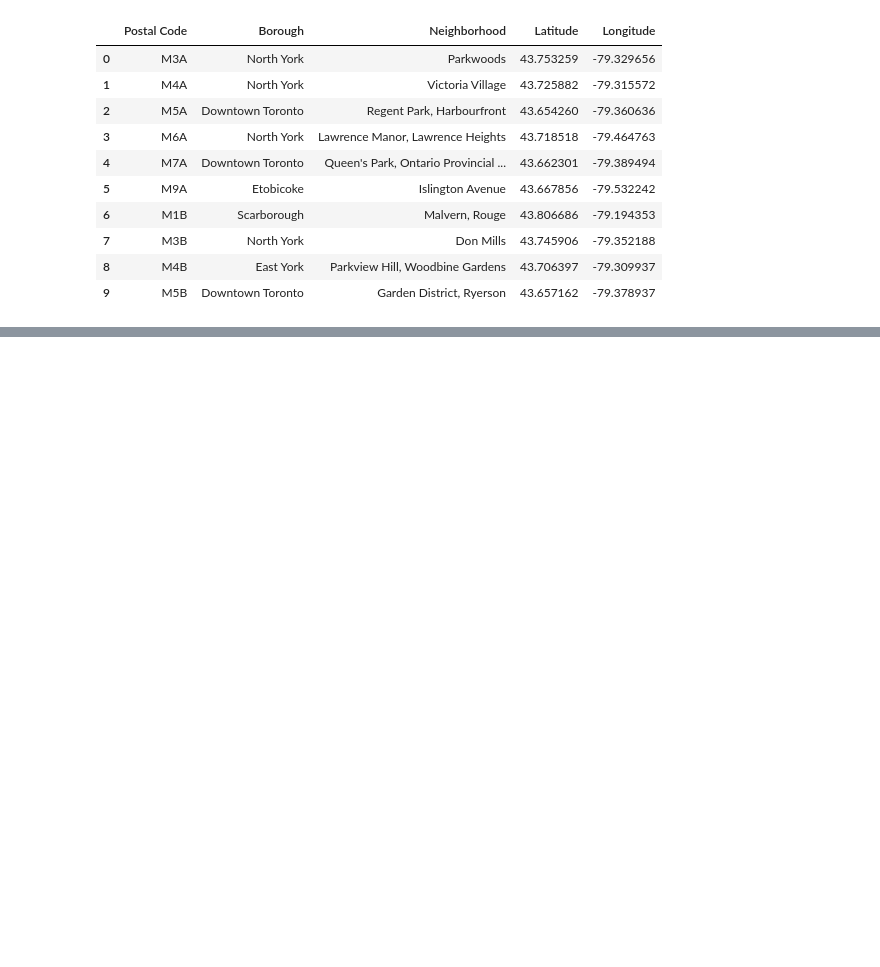
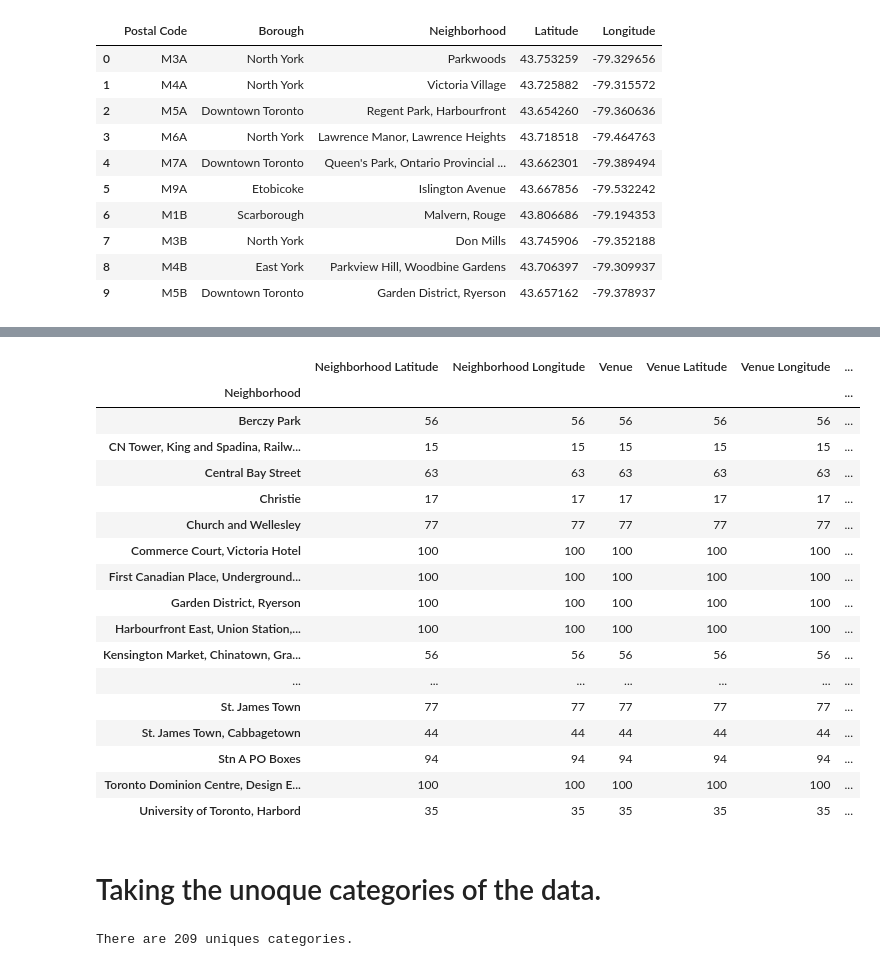
Before and after one commit to anunag86/Coursera_Capstone-1, a Jupyter notebook: Capstone Project 1.ipynb, the cells around one changed output, grey strips where cells are left out. Saved outputs shown, nothing was run; the diff lists cells and outputs as text; code cells hidden in the pictures; blank space fills up the shorter version.

```diff
--- a/Capstone Project 1.ipynb
+++ b/Capstone Project 1.ipynb
@@ -56,0 +282,12 @@ dataFrame.head(10)
+# %%
+
+def get_category_type(row):
+    try:
+        categories_list = row['categories']
+    except:
+        categories_list = row['venue.categories']
+
+    if len(categories_list) == 0:
+        return None
+    else:
+        return categories_list[0]['name']
@@ -56,0 +400,27 @@ dataFrame.head(10)
+# %%
+Toronto_venues.groupby('Neighborhood').count()
+# %% [output]
+|  | Neighborhood Latitude | Neighborhood Longitude | Venue | Venue Latitude | Venue Longitude | ... |
+| Neighborhood |  |  |  |  |  | ... |
+| Berczy Park | 56 | 56 | 56 | 56 | 56 | ... |
+| CN Tower, King and Spadina, Railw... | 15 | 15 | 15 | 15 | 15 | ... |
+| Central Bay Street | 63 | 63 | 63 | 63 | 63 | ... |
+| Christie | 17 | 17 | 17 | 17 | 17 | ... |
+| Church and Wellesley | 77 | 77 | 77 | 77 | 77 | ... |
+| Commerce Court, Victoria Hotel | 100 | 100 | 100 | 100 | 100 | ... |
+| First Canadian Place, Underground... | 100 | 100 | 100 | 100 | 100 | ... |
+| Garden District, Ryerson | 100 | 100 | 100 | 100 | 100 | ... |
+| Harbourfront East, Union Station,... | 100 | 100 | 100 | 100 | 100 | ... |
+| Kensington Market, Chinatown, Gra... | 56 | 56 | 56 | 56 | 56 | ... |
+| ... | ... | ... | ... | ... | ... | ... |
+| St. James Town | 77 | 77 | 77 | 77 | 77 | ... |
+| St. James Town, Cabbagetown | 44 | 44 | 44 | 44 | 44 | ... |
+| Stn A PO Boxes | 94 | 94 | 94 | 94 | 94 | ... |
+| Toronto Dominion Centre, Design E... | 100 | 100 | 100 | 100 | 100 | ... |
+| University of Toronto, Harbord | 35 | 35 | 35 | 35 | 35 | ... |
+# %% [markdown]
+# Taking the unoque categories of the data.
+# %%
+print('There are {} uniques categories.'.format(len(Toronto_venues['Venue Category'].unique())))
+# %% [output]
+There are 209 uniques categories.
```
Also changed, not shown: parts of 55 cells of this notebook.
